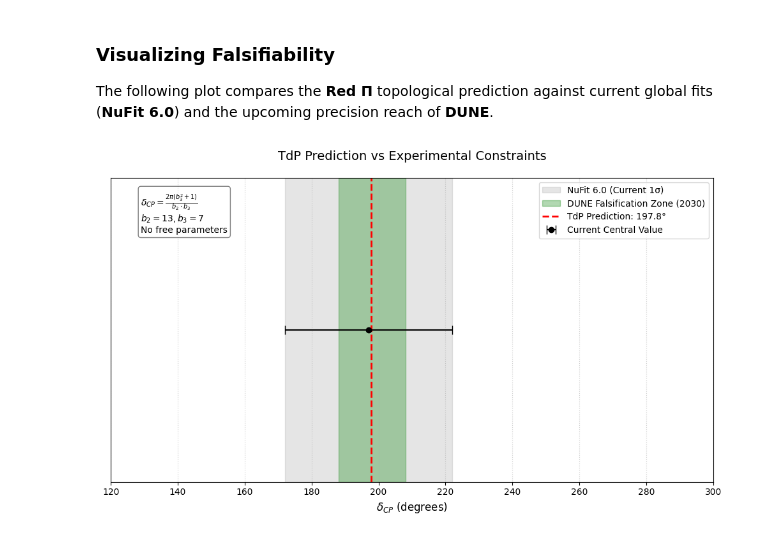
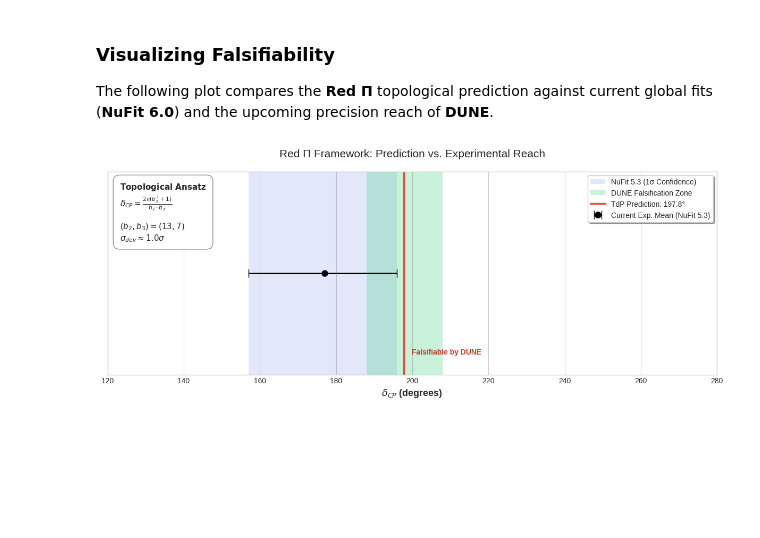
Before and after one commit to HerreroCar/7-13-phi-framework, a Jupyter notebook: TdP_Final_Core.ipynb, the cells around one changed output. Cells and saved outputs as stored; diff of their text form; code cells hidden in the pictures; blank space fills up the shorter version.

```diff
--- a/TdP_Final_Core.ipynb
+++ b/TdP_Final_Core.ipynb
@@ -487,56 +487,63 @@ The following plot compares the **Red Π** topological prediction against curren
 # %%
 import matplotlib.pyplot as plt
 import numpy as np
 
-# Configuración de datos
-delta_cp_tdp = 197.8
-dune_range = [188, 208]
-nufit_6_0_val = 197
-nufit_sigma = 25  # Aproximación del error actual
+# 1. Recuperamos los datos de la v3.2
+delta_cp_pred = 197.80  # From 2π(7² + 1) / (13 * 7)
+nufit_val = 177         # NuFit 5.3 Central Value (Normal Ordering)
+nufit_upper = 19        # +19
+nufit_lower = 20        # -20
+dune_range = [188, 208] # DUNE expected precision range
 
-def generate_validation_plot():
-    fig, ax = plt.subplots(figsize=(10, 6))
+def plot_tdp_validation():
+    # Estilo científico
+    plt.style.use('seaborn-v0_8-whitegrid')
+    fig, ax = plt.subplots(figsize=(12, 5))
 
-    # 1. Rango de Incertidumbre Actual (NuFit 6.0)
-    ax.axvspan(nufit_6_0_val - nufit_sigma, nufit_6_0_val + nufit_sigma,
-               color='gray', alpha=0.2, label='NuFit 6.0 (Current 1σ)')
+    # --- RANGOS EXPERIMENTALES ---
+    # NuFit 5.3 (1σ Uncertainty) - Cambiado 'color' por 'facecolor' para evitar advertencias
+    ax.axvspan(nufit_val - nufit_lower, nufit_val + nufit_upper,
+               facecolor='royalblue', alpha=0.15, label='NuFit 5.3 (1σ Confidence)')
 
-    # 2. Rango de Falsación DUNE (2030)
+    # DUNE Falsification Zone (Target 2030) - Corregido color 'emerald' a HEX
     ax.axvspan(dune_range[0], dune_range[1],
-               color='green', alpha=0.3, label='DUNE Falsification Zone (2030)')
+               facecolor='#2ecc71', alpha=0.25, label='DUNE Falsification Zone')
 
-    # 3. Línea de Predicción TdP (Red Π)
-    ax.axvline(delta_cp_tdp, color='red', linestyle='--', linewidth=2,
-               label=f'TdP Prediction: {delta_cp_tdp}°')
+    # --- PREDICCIÓN RED Π ---
+    ax.axvline(delta_cp_pred, color='#e74c3c', linestyle='-', linewidth=2.5,
+               label=f'TdP Prediction: {delta_cp_pred}°')
 
-    # 4. Punto experimental central
-    ax.errorbar(nufit_6_0_val, 0.5, xerr=nufit_sigma, fmt='ko', capsize=5,
-                label='Current Central Value')
+    # Marcador NuFit
+    ax.errorbar(nufit_val, 0.5, xerr=[[nufit_lower], [nufit_upper]], fmt='ko',
+                capsize=6, markersize=8, label='Current Exp. Mean (NuFit 5.3)')
 
-    # Estética del gráfico
-    ax.set_xlim(120, 300)
+    # --- ESTÉTICA Y ANOTACIONES ---
+    ax.set_xlim(120, 280)
     ax.set_ylim(0, 1)
     ax.set_yticks([])
-    ax.set_xlabel(r'$\delta_{CP}$ (degrees)', fontsize=12)
-    ax.set_title('TdP Prediction vs Experimental Constraints', fontsize=14, pad=20)
+    ax.set_xlabel(r'$\delta_{CP}$ (degrees)', fontsize=13, fontweight='bold')
+    ax.set_title('Red Π Framework: Prediction vs. Experimental Reach', fontsize=15, pad=20)
 
-    # Anotación técnica
-    textstr = '\n'.join((
-        r'$\delta_{CP} = \frac{2\pi(b_3^2+1)}{b_2 \cdot b_3}$',
-        r'$b_2=13, b_3=7$',
-        r'No free parameters'
-    ))
-    props = dict(boxstyle='round', facecolor='white', alpha=0.5)
-    ax.text(0.05, 0.95, textstr, transform=ax.transAxes, fontsize=10,
+    # Cuadro técnico de la v3.2
+    formula_text = (
+        r"$\bf{Topological\ Ansatz}$" + "\n"
+        r"$\delta_{CP} = \frac{2\pi(b_3^2 + 1)}{b_2 \cdot b_3}$" + "\n\n"
+        r"$(b_2, b_3) = (13, 7)$" + "\n"
+        r"$\sigma_{dev} \approx 1.0\sigma$"
+    )
+    props = dict(boxstyle='round,pad=0.8', facecolor='white', alpha=0.9, edgecolor='gray')
+    ax.text(0.02, 0.95, formula_text, transform=ax.transAxes, fontsize=11,
             verticalalignment='top', bbox=props)
 
-    ax.legend(loc='upper right')
-    ax.grid(axis='x', linestyle=':', alpha=0.6)
+    # Nota de falsabilidad
+    ax.text(delta_cp_pred + 2, 0.1, 'Falsifiable by DUNE', color='#c0392b',
+            fontweight='bold')
 
+    ax.legend(loc='upper right', frameon=True, shadow=True)
     plt.tight_layout()
     plt.show()
 
 if __name__ == "__main__":
-    generate_validation_plot()
+    plot_tdp_validation()
 # %% [output]
-[figure, old version]
+[figure, new version]
```
Also changed, not shown: parts of 1 cell of this notebook.
